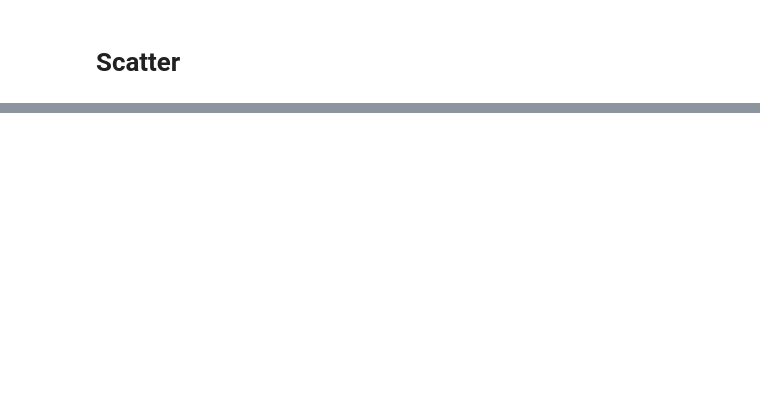
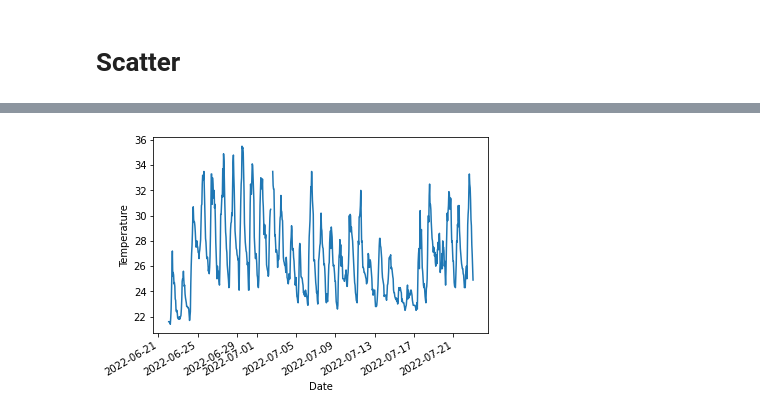
Before and after one commit to yusukeh0710/notebook, a Jupyter notebook: matplotlib.ipynb, the cells around one changed output, grey strips where cells are left out. Cells and saved outputs as stored; diff of their text form; code cells hidden in the pictures; blank space fills up the shorter version.

Commit message:
update matplotlib and pandas

```diff
--- a/matplotlib.ipynb
+++ b/matplotlib.ipynb
@@ -134,0 +137,11 @@ plt.plot(x, y3, color='gray')
+# %%
+import pandas as pd
+df = pd.read_csv(
+    "temperature.csv",
+    usecols=[0,1],
+    skiprows=5,
+    header=None,
+    names=("Date", "Temperature")
+)
+
+df.head()
@@ -134,0 +155,4 @@ plt.plot(x, y3, color='gray')
+# %%
+# Convert date string to datetime
+df["Date"] = pd.to_datetime(df["Date"], format="%Y/%m/%d %H:%M:%S")
+df.head()
@@ -134,0 +166,11 @@ plt.plot(x, y3, color='gray')
+# %%
+import matplotlib.dates as mdates
+def plot():
+    plt.plot(df["Date"], df["Temperature"])
+    plt.xlabel("Date")
+    plt.ylabel("Temperature")
+
+plot()
+plt.gcf().autofmt_xdate()
+# %% [output]
+[figure, added]
```
Also changed, not shown: parts of 21 cells of this notebook, 2 other files.
